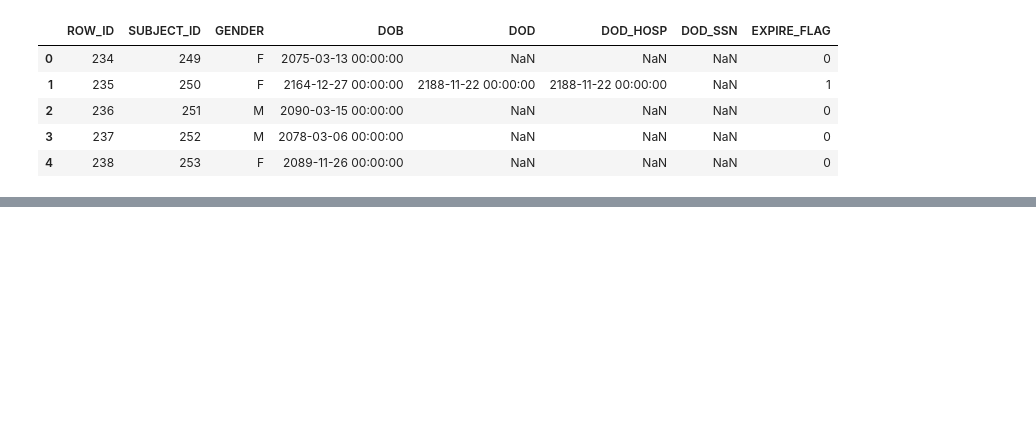
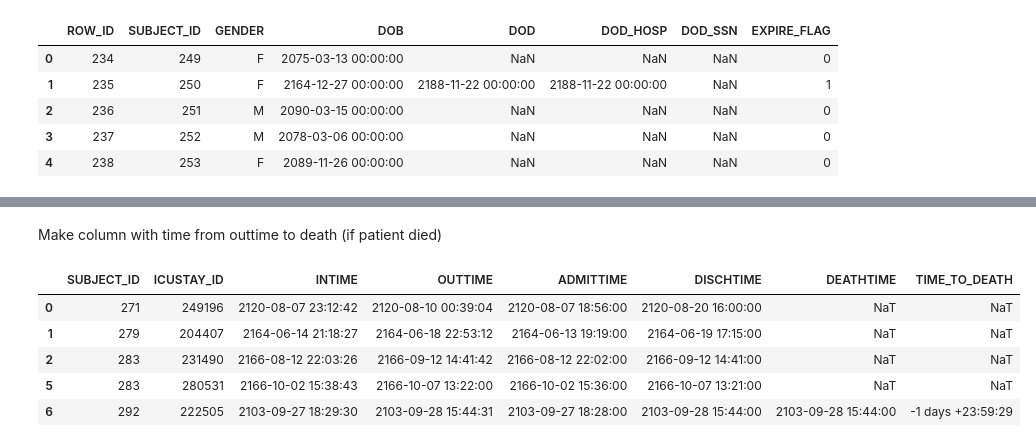
Before and after one commit to andresmore/HR_Analysis, a Jupyter notebook: HR_Analysis/LoadDataMimic.ipynb, the cells around one changed output, grey strips where cells are left out. Cells and saved outputs as stored; diff of their text form; code cells hidden in the pictures; blank space fills up the shorter version.

```diff
--- a/HR_Analysis/LoadDataMimic.ipynb
+++ b/HR_Analysis/LoadDataMimic.ipynb
@@ -254,0 +265,5 @@ Name: ADMITTIME, dtype: datetime64[ns]
+# %%
+#merge based on subject_id
+all_data = patient_data.merge(admissions)
+print(len(all_data))
+print(len(all_data[all_data.DEATHTIME.isna()==False])) # how many died
@@ -254,0 +284,3 @@ Name: ADMITTIME, dtype: datetime64[ns]
+# %%
+all_data =all_data[all_data.INTIME>=all_data.ADMITTIME]
+all_data =all_data[(all_data.INTIME <= all_data.DISCHTIME) | (all_data.INTIME <= all_data.DEATHTIME)]
@@ -254,0 +296,13 @@ Name: ADMITTIME, dtype: datetime64[ns]
+# %% [markdown]
+Make column with time from outtime to death  (if patient died)
+# %%
+all_data['TIME_TO_DEATH']= (all_data.DEATHTIME - all_data.OUTTIME)
+# %%
+all_data.head()
+# %% [output]
+|  | SUBJECT_ID | ICUSTAY_ID | INTIME | OUTTIME | ADMITTIME | DISCHTIME | DEATHTIME | TIME_TO_DEATH |
+| 0 | 271 | 249196 | 2120-08-07 23:12:42 | 2120-08-10 00:39:04 | 2120-08-07 18:56:00 | 2120-08-20 16:00:00 | NaT | NaT |
+| 1 | 279 | 204407 | 2164-06-14 21:18:27 | 2164-06-18 22:53:12 | 2164-06-13 19:19:00 | 2164-06-19 17:15:00 | NaT | NaT |
+| 2 | 283 | 231490 | 2166-08-12 22:03:26 | 2166-09-12 14:41:42 | 2166-08-12 22:02:00 | 2166-09-12 14:41:00 | NaT | NaT |
+| 5 | 283 | 280531 | 2166-10-02 15:38:43 | 2166-10-07 13:22:00 | 2166-10-02 15:36:00 | 2166-10-07 13:21:00 | NaT | NaT |
+| 6 | 292 | 222505 | 2103-09-27 18:29:30 | 2103-09-28 15:44:31 | 2103-09-27 18:28:00 | 2103-09-28 15:44:00 | 2103-09-28 15:44:00 | -1 days +23:59:29 |
```
Also changed, not shown: parts of 22 cells of this notebook, 1 other file.
